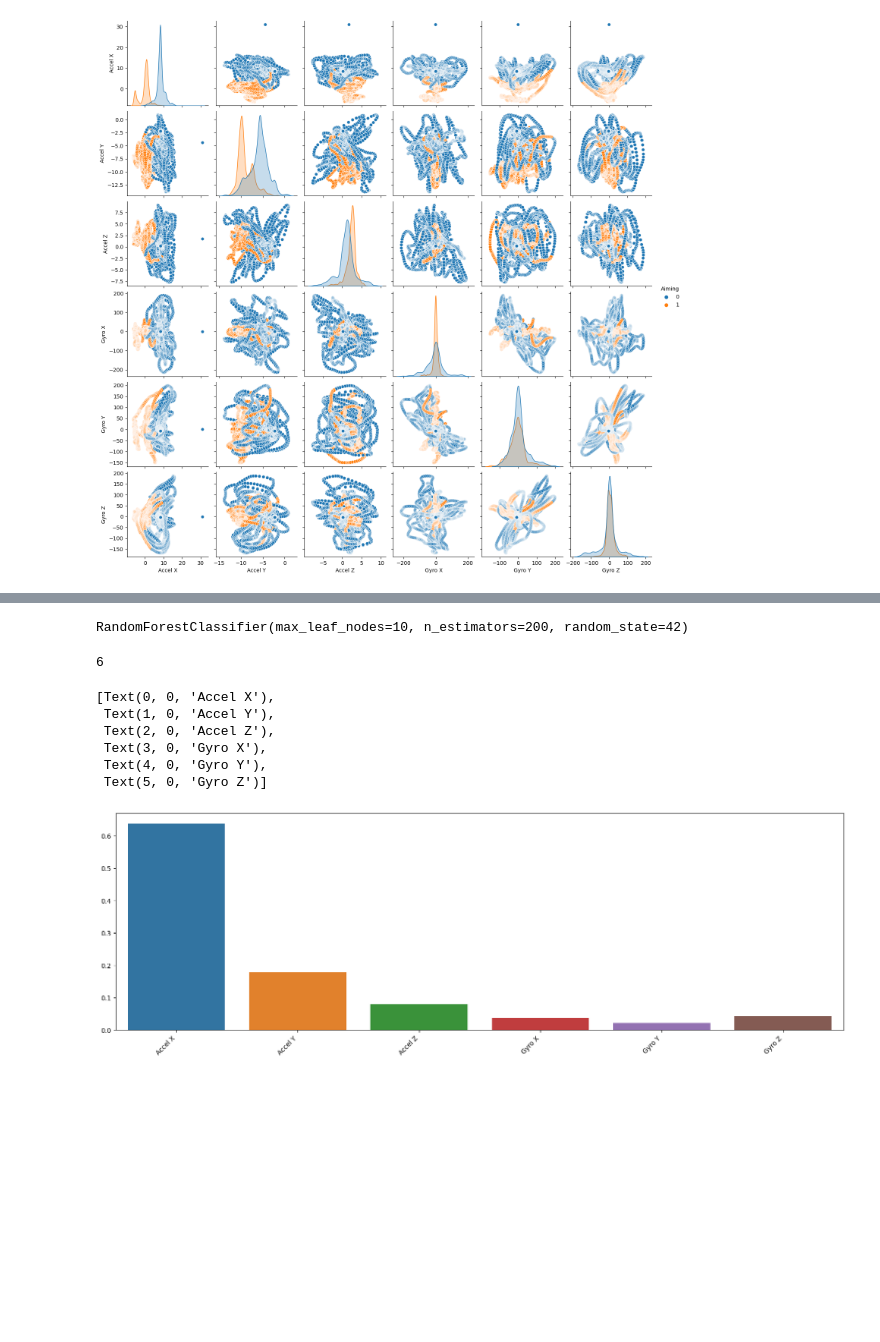
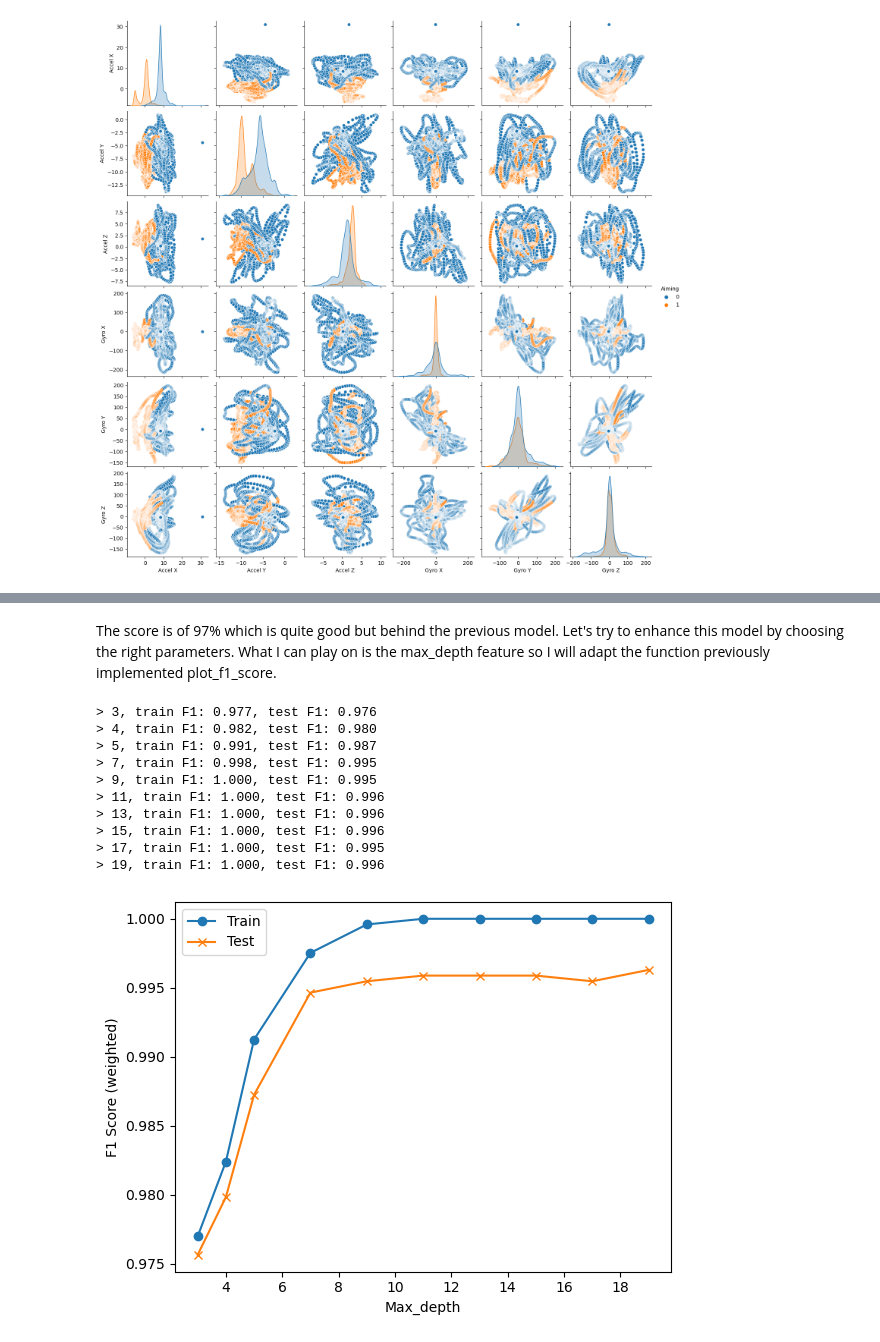
Before and after one commit to NathanSlbg/intern-assessment, a Jupyter notebook: Intern_assessment_thales.ipynb, the cells around one changed output, grey strips where cells are left out. Saved outputs shown, nothing was run; the diff lists cells and outputs as text; code cells hidden in the pictures; blank space fills up the shorter version.

```diff
--- a/Intern_assessment_thales.ipynb
+++ b/Intern_assessment_thales.ipynb
@@ -182,19 +267,54 @@ plot_confusion_matrix(rfc, data, aiming)
-# %%
-X_train, X_test, y_train, y_test = train_test_split(data, aiming, stratify=df['Aiming'], test_size=0.2, random_state=42)
-rfc.fit(X_train, y_train)
-# %% [output]
-RandomForestClassifier(max_leaf_nodes=10, n_estimators=200, random_state=42)
-# %%
-plt.figure(figsize=(20,6))
-g = sns.barplot( x=data.columns, y=rfc.feature_importances_)
-g.set_xticks(range(len(data.columns)))
-g.set_xticklabels(data.columns, rotation=45, horizontalalignment='right')
-# %% [output]
-6
-[Text(0, 0, 'Accel X'),
- Text(1, 0, 'Accel Y'),
- Text(2, 0, 'Accel Z'),
- Text(3, 0, 'Gyro X'),
- Text(4, 0, 'Gyro Y'),
- Text(5, 0, 'Gyro Z')]
-[figure, removed]
+# %% [markdown]
+The score is of 97% which is quite good but behind the previous model. Let's try to enhance this model by choosing the right parameters. What I can play on is the max_depth feature so I will adapt the function previously implemented plot_f1_score.
+# %%
+def plot_f1_score_Clf():
+    X_train, X_test, y_train, y_test = train_test_split(data_preprocessed, aiming, stratify=df['Aiming'], test_size=0.2)
+
+    # Define lists to collect scores
+    train_scores, test_scores = [], []
+
+    # Define the neighbors values to evaluate
+    max_depth_values = [3, 4, 5, 7, 9, 11, 13, 15,17, 19]
+
+    # Evaluate a Decision tree model for each number of max_depth
+    for max_depth in max_depth_values:
+        # Configure the Decision Tree model
+        clf_model = DecisionTreeClassifier(max_depth=max_depth)
+
+        # Fit the model on the training dataset
+        clf_model.fit(X_train, y_train)
+
+        # Evaluate on the train dataset
+        train_yhat = clf_model.predict(X_train)
+        train_f1 = f1_score(y_train, train_yhat, average='weighted')
+        train_scores.append(train_f1)
+
+        # Evaluate on the test dataset
+        test_yhat = clf_model.predict(X_test)
+        test_f1 = f1_score(y_test, test_yhat, average='weighted')
+        test_scores.append(test_f1)
+
+        # Summarize progress
+        print(f'> {max_depth}, train F1: {train_f1:.3f}, test F1: {test_f1:.3f}')
+
+    # Plot train and test scores vs number of neighbors
+    plt.plot(max_depth_values, train_scores, '-o', label='Train')
+    plt.plot(max_depth_values, test_scores, '-x', label='Test')
+    plt.xlabel('Max_depth')
+    plt.ylabel('F1 Score (weighted)')
+    plt.legend()
+    plt.show()
+
+plot_f1_score_Clf()
+# %% [output]
+> 3, train F1: 0.977, test F1: 0.976
+> 4, train F1: 0.982, test F1: 0.980
+> 5, train F1: 0.991, test F1: 0.987
+> 7, train F1: 0.998, test F1: 0.995
+> 9, train F1: 1.000, test F1: 0.995
+> 11, train F1: 1.000, test F1: 0.996
+> 13, train F1: 1.000, test F1: 0.996
+> 15, train F1: 1.000, test F1: 0.996
+> 17, train F1: 1.000, test F1: 0.995
+> 19, train F1: 1.000, test F1: 0.996
+[figure, added]
```
Also changed, not shown: parts of 54 cells of this notebook.
